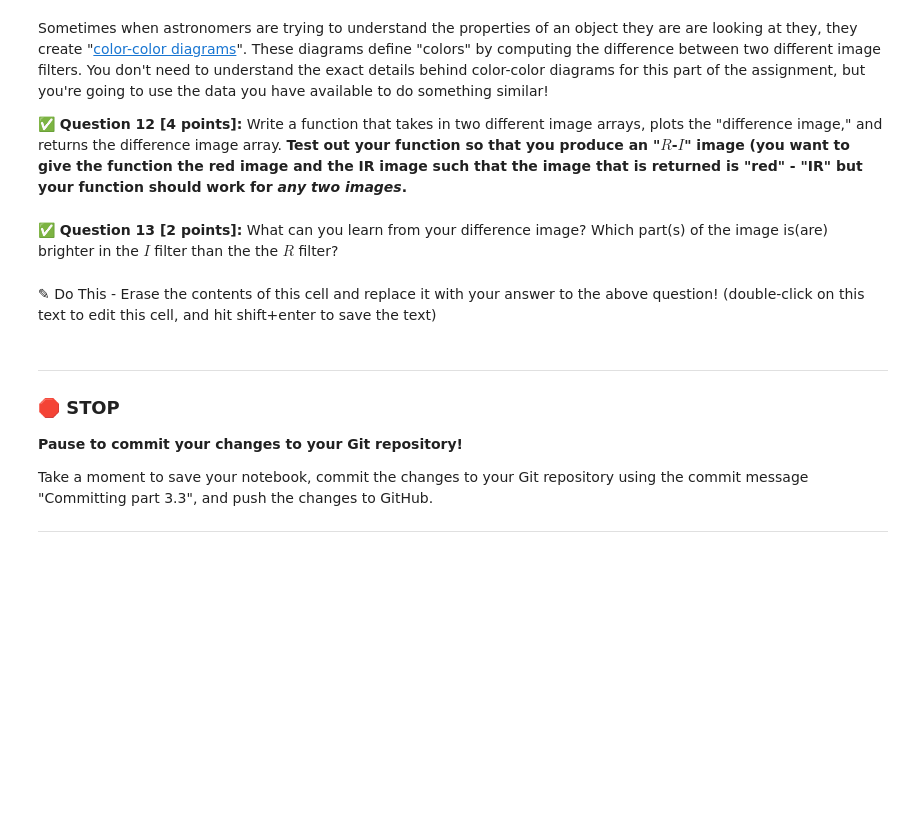
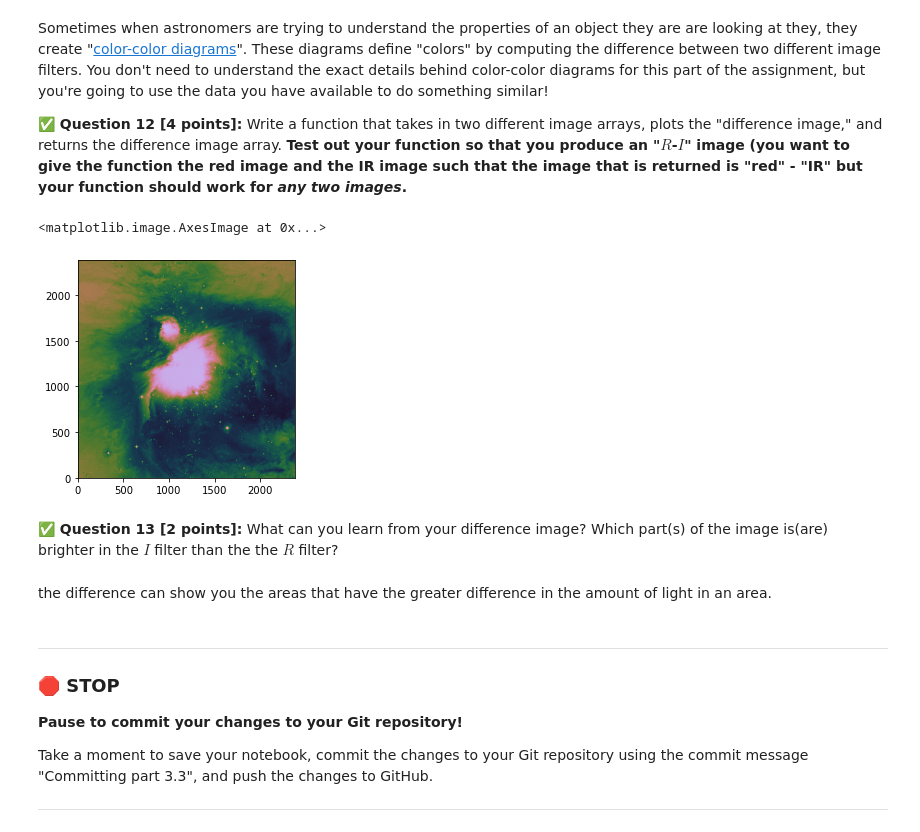
Before and after one commit to Michael-Bellaver/cmse202-s21-turnin, a Jupyter notebook: hw-01/HW-01_GitPracticeDebuggingAndPythonPackages-STUDENT.ipynb, the cells around one changed output. Drawn from its saved outputs; the diff is of its cells as text; code cells hidden in the pictures; blank space fills up the shorter version.

```diff
--- a/hw-01/HW-01_GitPracticeDebuggingAndPythonPackages-STUDENT.ipynb
+++ b/hw-01/HW-01_GitPracticeDebuggingAndPythonPackages-STUDENT.ipynb
@@ -274,7 +296,15 @@ Sometimes when astronomers are trying to understand the properties of an object
+# %%
+# Put your code here
+def difference(array1, array2):
+    return array1-array2
+plt.imshow(difference(ir,red), cmap='cubehelix', origin='lower')
+# %% [output]
+<matplotlib.image.AxesImage at 0x...>
+[figure, added]
 # %% [markdown]
 **&#9989; Question 13 [2 points]:** What can you learn from your difference image? Which part(s) of the image is(are) brighter in the $I$ filter than the the $R$ filter?
-# %% [markdown]
-<font size=+3>&#9998;</font> Do This - Erase the contents of this cell and replace it with your answer to the above question!  (double-click on this text to edit this cell, and hit shift+enter to save the text)
+# %% [markdown]
+the difference can show you the areas that have the greater difference in the amount of light in an area.
 # %% [markdown]
 ---
 ### &#128721; STOP
```
Also changed, not shown: parts of 9 cells of this notebook.
